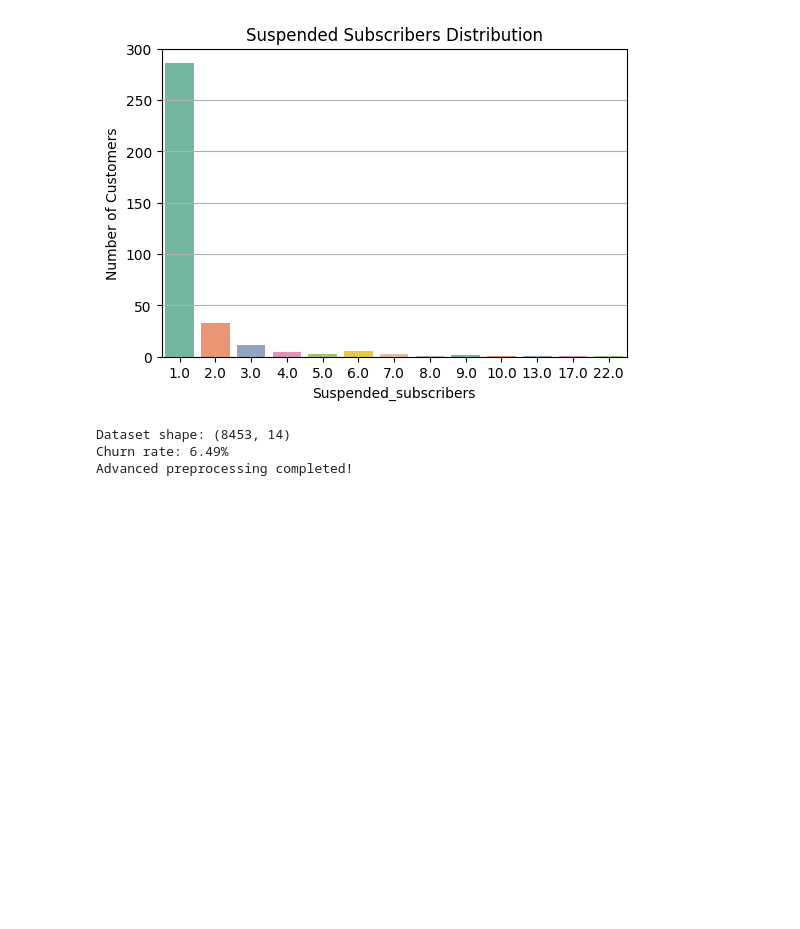
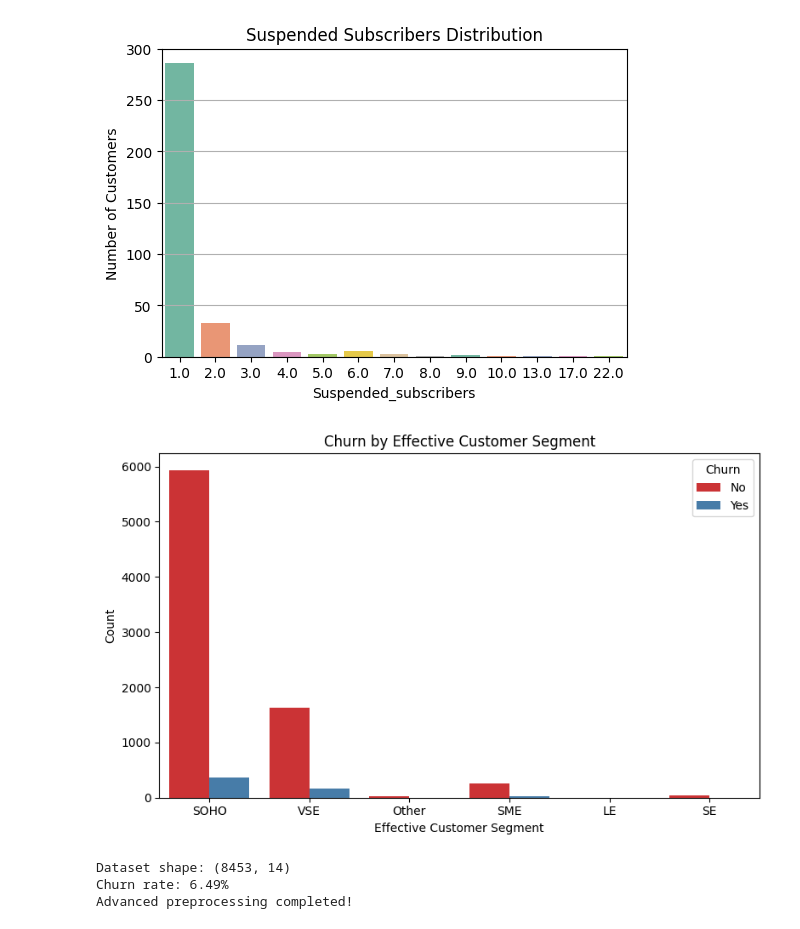
Before and after one commit to adeline-pepela/Module-5, a Jupyter notebook: Predictive and Optimization Analytics/POA-Project/Churn-main/modeling_3.ipynb, the cells around one changed output. Drawn from its saved outputs; the diff is of its cells as text; code cells hidden in the pictures; blank space fills up the shorter version.

```diff
--- a/Predictive and Optimization Analytics/POA-Project/Churn-main/modeling_3.ipynb
+++ b/Predictive and Optimization Analytics/POA-Project/Churn-main/modeling_3.ipynb
@@ -286,6 +286,18 @@ plt.grid(axis='y')
 plt.show()
 # %% [output]
 [figure]
+# %%
+# 2. Churn by Effective Customer Segment
+plt.figure(figsize=(8, 5))
+sns.countplot(data=df, x='EffectiveSegment', hue='CHURN', palette='Set1')
+plt.title('Churn by Effective Customer Segment')
+plt.xlabel('Effective Customer Segment')
+plt.ylabel('Count')
+plt.legend(title='Churn')
+plt.tight_layout()
+plt.show()
+# %% [output]
+[figure, added]
 # %%
 # Load data
 url = "https://raw.githubusercontent.com/adeline-pepela/Dissertation/main/data/dataset.csv"
```
